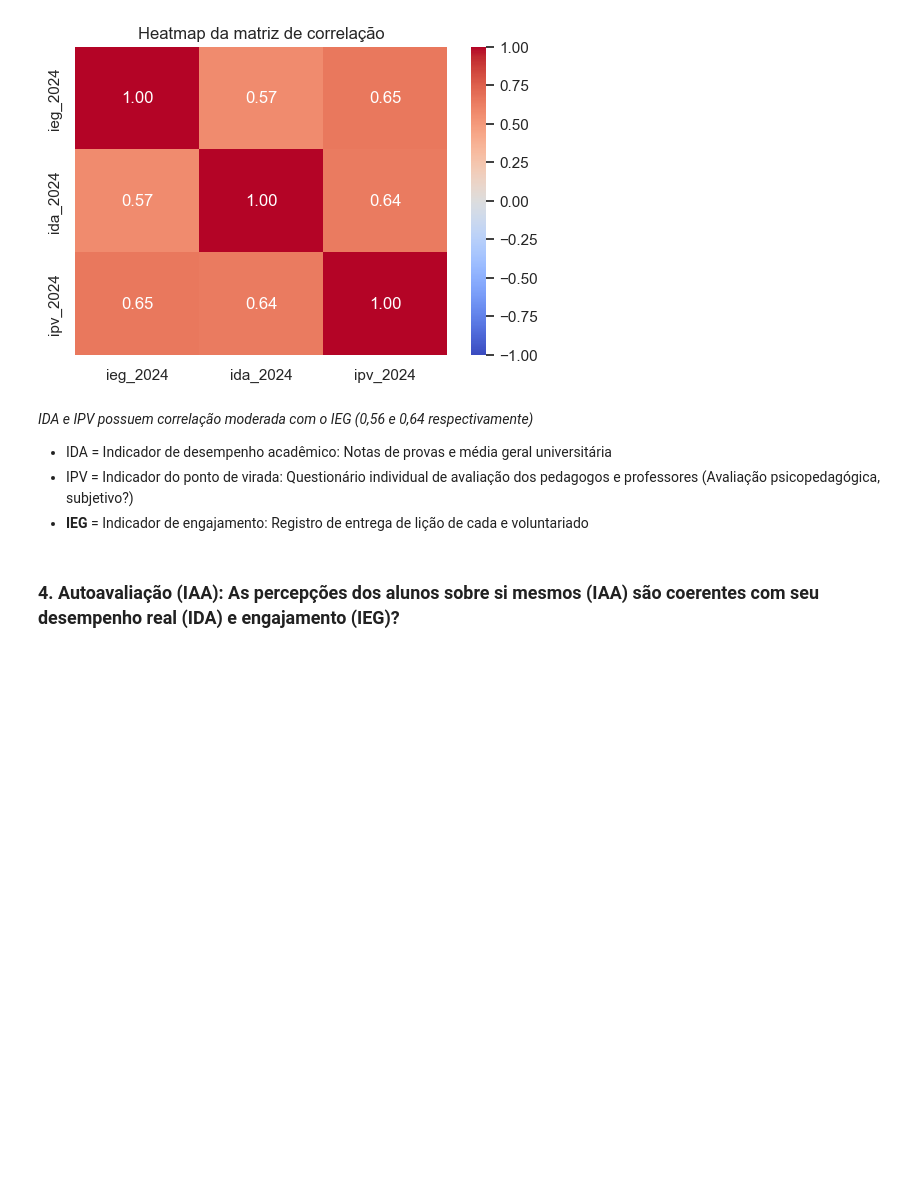
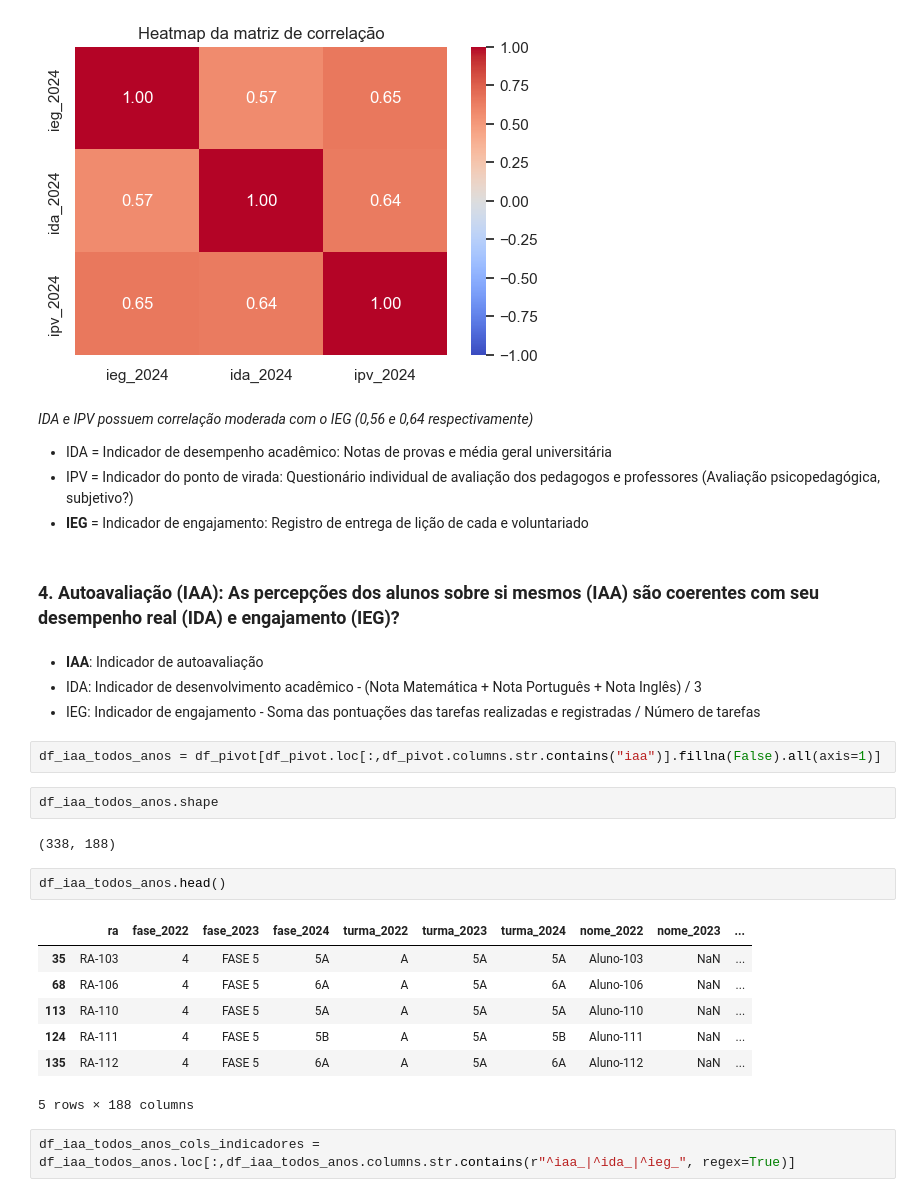
Before and after one commit to JacksonvBarbosa/datathon_fiap_postech, a Jupyter notebook: notebooks/eda_v1.ipynb, the cells around one changed output. Drawn from its saved outputs; the diff is of its cells as text; blank space fills up the shorter version.

```diff
--- a/notebooks/eda_v1.ipynb
+++ b/notebooks/eda_v1.ipynb
@@ -329,3 +337,25 @@ plt.show()
 - **IEG** = Indicador de engajamento: Registro de entrega de lição de cada e voluntariado
 # %% [markdown]
 ### 4. Autoavaliação (IAA): As percepções dos alunos sobre si mesmos (IAA) são coerentes com seu desempenho real (IDA) e engajamento (IEG)?
+# %% [markdown]
+- **IAA**: Indicador de autoavaliação
+- IDA: Indicador de desenvolvimento acadêmico - (Nota Matemática + Nota Português + Nota Inglês) / 3
+- IEG: Indicador de engajamento - Soma das pontuações das tarefas realizadas e registradas / Número de tarefas
+# %%
+df_iaa_todos_anos = df_pivot[df_pivot.loc[:,df_pivot.columns.str.contains("iaa")].fillna(False).all(axis=1)]
+# %%
+df_iaa_todos_anos.shape
+# %% [output]
+(338, 188)
+# %%
+df_iaa_todos_anos.head()
+# %% [output]
+|  | ra | fase_2022 | fase_2023 | fase_2024 | turma_2022 | turma_2023 | turma_2024 | nome_2022 | nome_2023 | ... |
+| 35 | RA-103 | 4 | FASE 5 | 5A | A | 5A | 5A | Aluno-103 | NaN | ... |
+| 68 | RA-106 | 4 | FASE 5 | 6A | A | 5A | 6A | Aluno-106 | NaN | ... |
+| 113 | RA-110 | 4 | FASE 5 | 5A | A | 5A | 5A | Aluno-110 | NaN | ... |
+| 124 | RA-111 | 4 | FASE 5 | 5B | A | 5A | 5B | Aluno-111 | NaN | ... |
+| 135 | RA-112 | 4 | FASE 5 | 6A | A | 5A | 6A | Aluno-112 | NaN | ... |
+5 rows × 188 columns
+# %%
+df_iaa_todos_anos_cols_indicadores = df_iaa_todos_anos.loc[:,df_iaa_todos_anos.columns.str.contains(r"^iaa_|^ida_|^ieg_", regex=True)]
```
Also changed, not shown: parts of 11 cells of this notebook.
